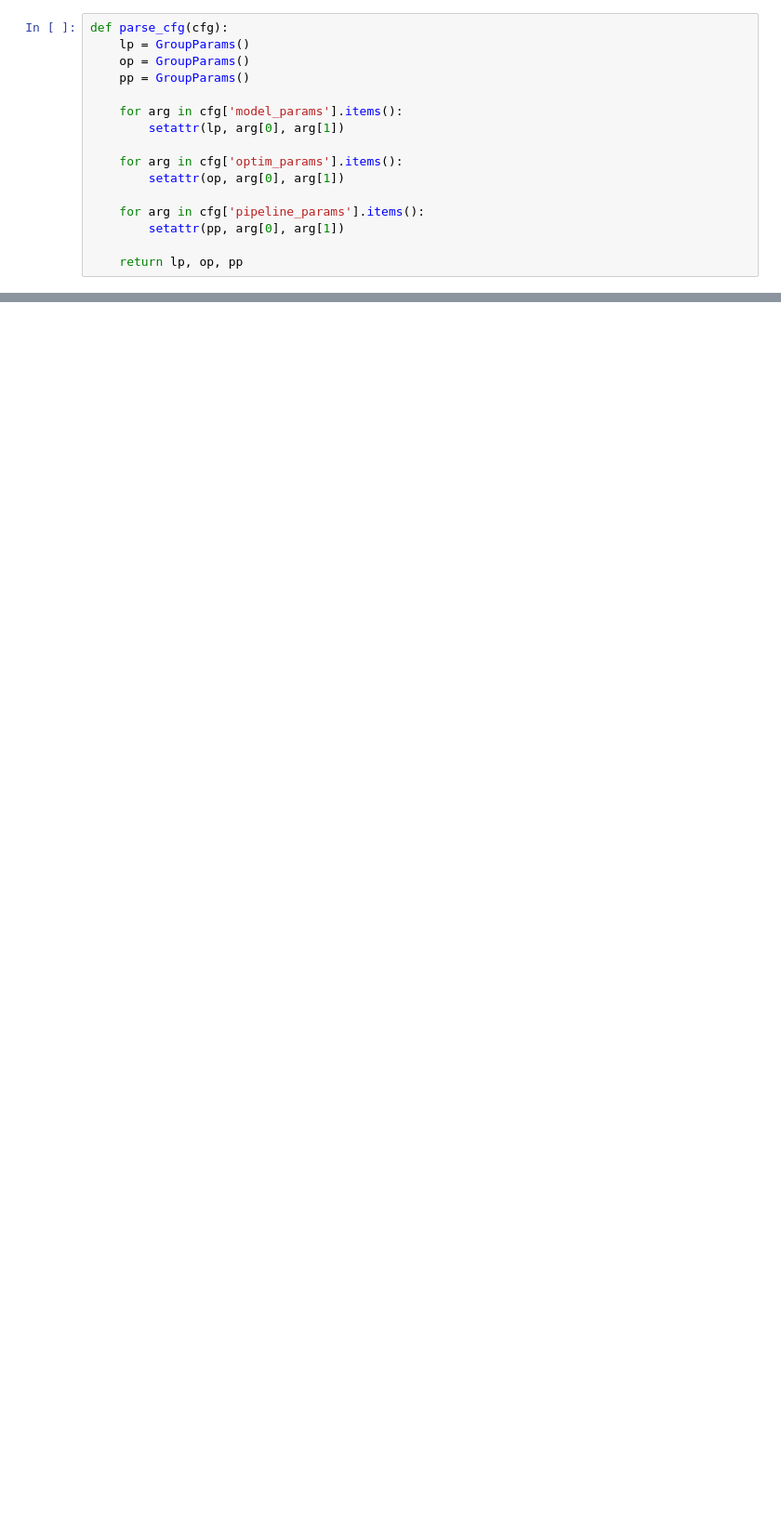
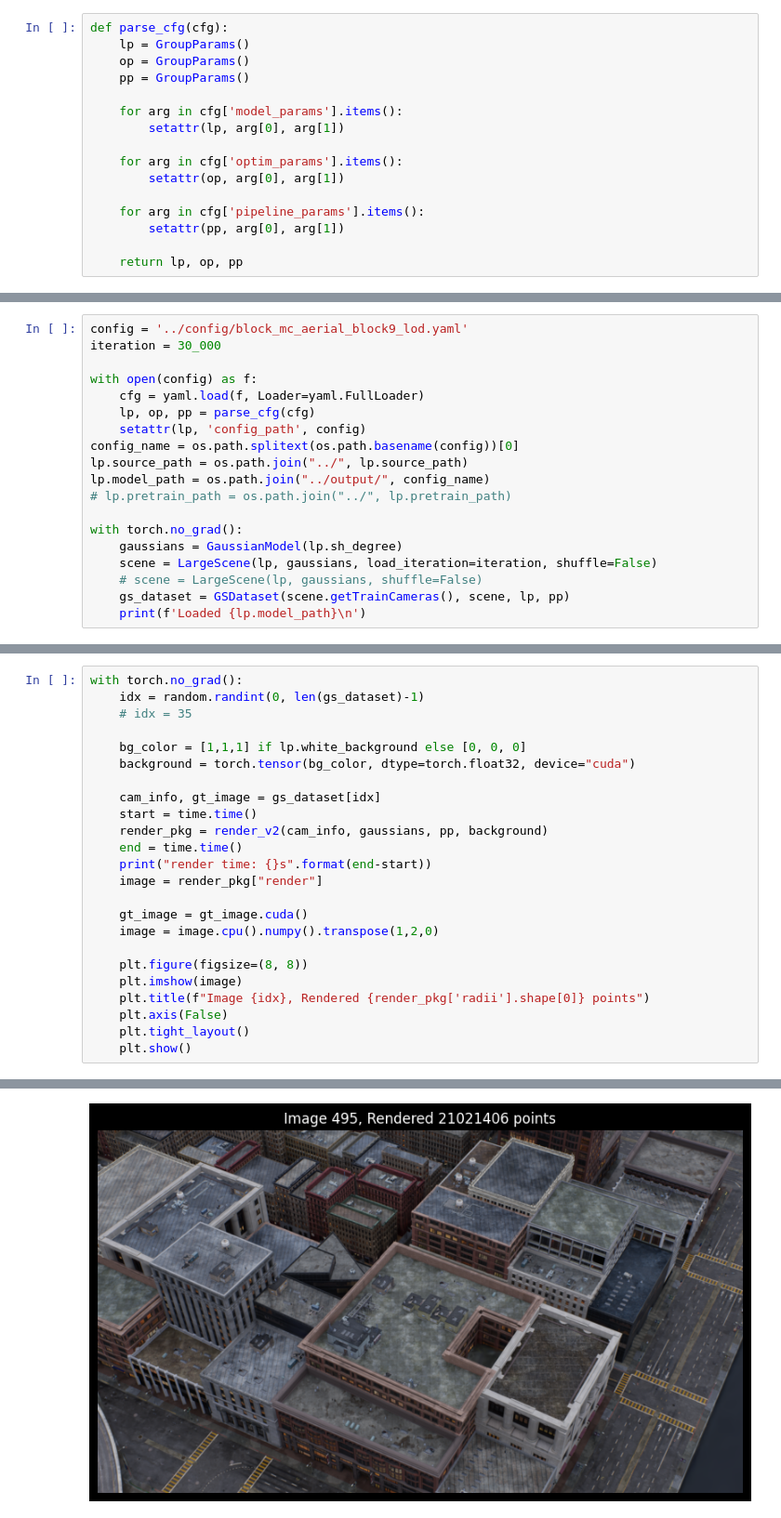
Before and after one commit to DekuLiuTesla/CityGaussian, a Jupyter notebook: notebooks/vis_gaussian.ipynb, the cells around one changed output, grey strips where cells are left out. Shown at 93% size. Drawn from its saved outputs; the diff is of its cells as text; blank space fills up the shorter version.

```diff
--- a/notebooks/vis_gaussian.ipynb
+++ b/notebooks/vis_gaussian.ipynb
@@ -125,0 +132,19 @@ NameError: name 'image' is not defined
+# %%
+config = '../config/block_mc_aerial_block9_lod.yaml'
+iteration = 30_000
+
+with open(config) as f:
+    cfg = yaml.load(f, Loader=yaml.FullLoader)
+    lp, op, pp = parse_cfg(cfg)
+    setattr(lp, 'config_path', config)
+config_name = os.path.splitext(os.path.basename(config))[0]
+lp.source_path = os.path.join("../", lp.source_path)
+lp.model_path = os.path.join("../output/", config_name)
+# lp.pretrain_path = os.path.join("../", lp.pretrain_path)
+
+with torch.no_grad():
+    gaussians = GaussianModel(lp.sh_degree)
+    scene = LargeScene(lp, gaussians, load_iteration=iteration, shuffle=False)
+    # scene = LargeScene(lp, gaussians, shuffle=False)
+    gs_dataset = GSDataset(scene.getTrainCameras(), scene, lp, pp)
+    print(f'Loaded {lp.model_path}\n')
@@ -125,0 +155,25 @@ NameError: name 'image' is not defined
+# %%
+with torch.no_grad():
+    idx = random.randint(0, len(gs_dataset)-1)
+    # idx = 35
+
+    bg_color = [1,1,1] if lp.white_background else [0, 0, 0]
+    background = torch.tensor(bg_color, dtype=torch.float32, device="cuda")
+
+    cam_info, gt_image = gs_dataset[idx]
+    start = time.time()
+    render_pkg = render_v2(cam_info, gaussians, pp, background)
+    end = time.time()
+    print("render time: {}s".format(end-start))
+    image = render_pkg["render"]
+
+    gt_image = gt_image.cuda()
+    image = image.cpu().numpy().transpose(1,2,0)
+
+    plt.figure(figsize=(8, 8))
+    plt.imshow(image)
+    plt.title(f"Image {idx}, Rendered {render_pkg['radii'].shape[0]} points")
+    plt.axis(False)
+    plt.tight_layout()
+    plt.show()
+# %% [output]
@@ -125,0 +182 @@ NameError: name 'image' is not defined
+[figure, added]
```
Also changed, not shown: parts of 12 cells of this notebook, 1 other file.
